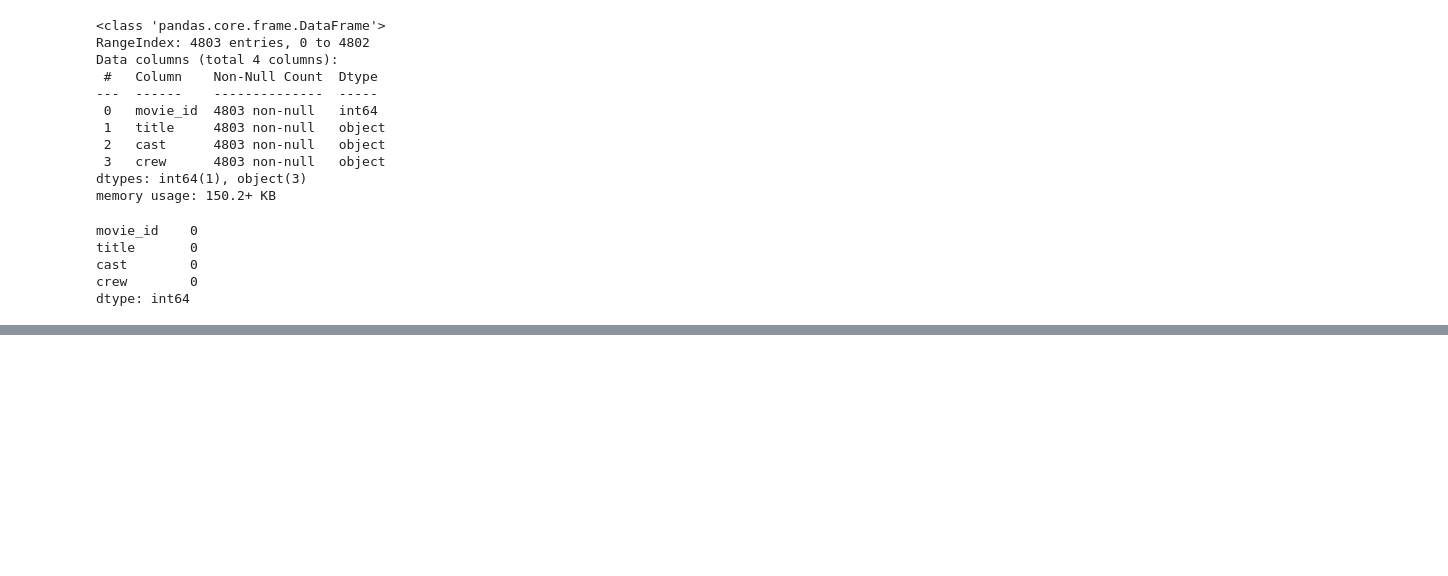
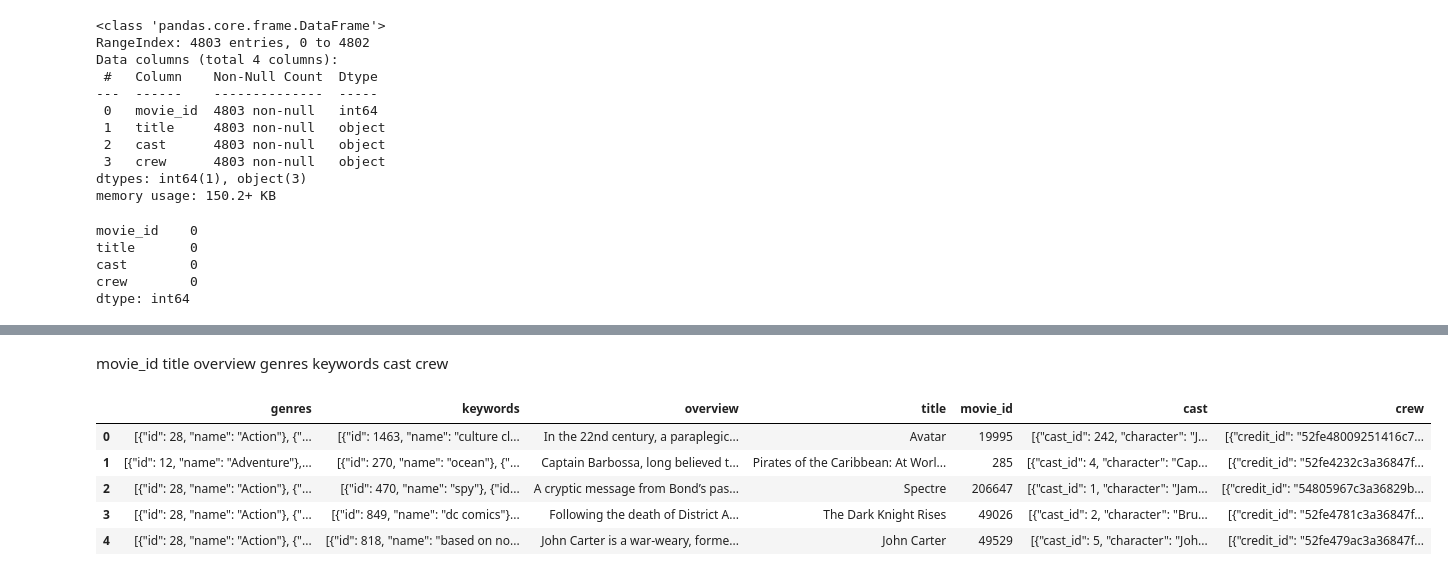
Before and after one commit to jronald88/KNN_project, a Jupyter notebook: src/explore.ipynb, the cells around one changed output, grey strips where cells are left out. Cells and saved outputs as stored; diff of their text form; code cells hidden in the pictures; blank space fills up the shorter version.

```diff
--- a/src/explore.ipynb
+++ b/src/explore.ipynb
@@ -136,0 +149,7 @@ dtype: int64
+# %%
+conn = sqlite3.connect("../data/movies_database.db")
+engine = create_engine('sqlite:///:memory:') #a different way to connect to the DB
+
+
+df_movies.to_sql("df_movies", conn, if_exists = "replace", index = False)
+df_credits.to_sql("df_credits", conn, if_exists = "replace", index = False)
@@ -136,0 +158,14 @@ dtype: int64
+# %%
+# join tables on 'title'
+query = """
+    SELECT *
+    FROM df_movies
+    INNER JOIN df_credits
+    ON df_movies.title = df_credits.title;
+"""
+# %%
+total_data = pd.read_sql_query(query, conn)
+conn.close()
+
+total_data = total_data.loc[:, ~total_data.columns.duplicated()]
+total_data.head()
@@ -136,0 +200,21 @@ dtype: int64
+# %% [markdown]
+movie_id
+title
+overview
+genres
+keywords
+cast
+crew
+# %%
+columns = ["movie_id","title","overview","genres","keywords","cast","crew"]
+columns_to_drop = [col for col in total_data.columns if col not in columns]
+
+df_clean = total_data.drop(columns_to_drop, axis = 1)
+df_clean.head()
+# %% [output]
+|  | genres | keywords | overview | title | movie_id | cast | crew |
+| 0 | [{"id": 28, "name": "Action"}, {"... | [{"id": 1463, "name": "culture cl... | In the 22nd century, a paraplegic... | Avatar | 19995 | [{"cast_id": 242, "character": "J... | [{"credit_id": "52fe48009251416c7... |
+| 1 | [{"id": 12, "name": "Adventure"},... | [{"id": 270, "name": "ocean"}, {"... | Captain Barbossa, long believed t... | Pirates of the Caribbean: At Worl... | 285 | [{"cast_id": 4, "character": "Cap... | [{"credit_id": "52fe4232c3a36847f... |
+| 2 | [{"id": 28, "name": "Action"}, {"... | [{"id": 470, "name": "spy"}, {"id... | A cryptic message from Bond’s pas... | Spectre | 206647 | [{"cast_id": 1, "character": "Jam... | [{"credit_id": "54805967c3a36829b... |
+| 3 | [{"id": 28, "name": "Action"}, {"... | [{"id": 849, "name": "dc comics"}... | Following the death of District A... | The Dark Knight Rises | 49026 | [{"cast_id": 2, "character": "Bru... | [{"credit_id": "52fe4781c3a36847f... |
+| 4 | [{"id": 28, "name": "Action"}, {"... | [{"id": 818, "name": "based on no... | John Carter is a war-weary, forme... | John Carter | 49529 | [{"cast_id": 5, "character": "Joh... | [{"credit_id": "52fe479ac3a36847f... |
```
Also changed, not shown: parts of 27 cells of this notebook, 2 other files.
